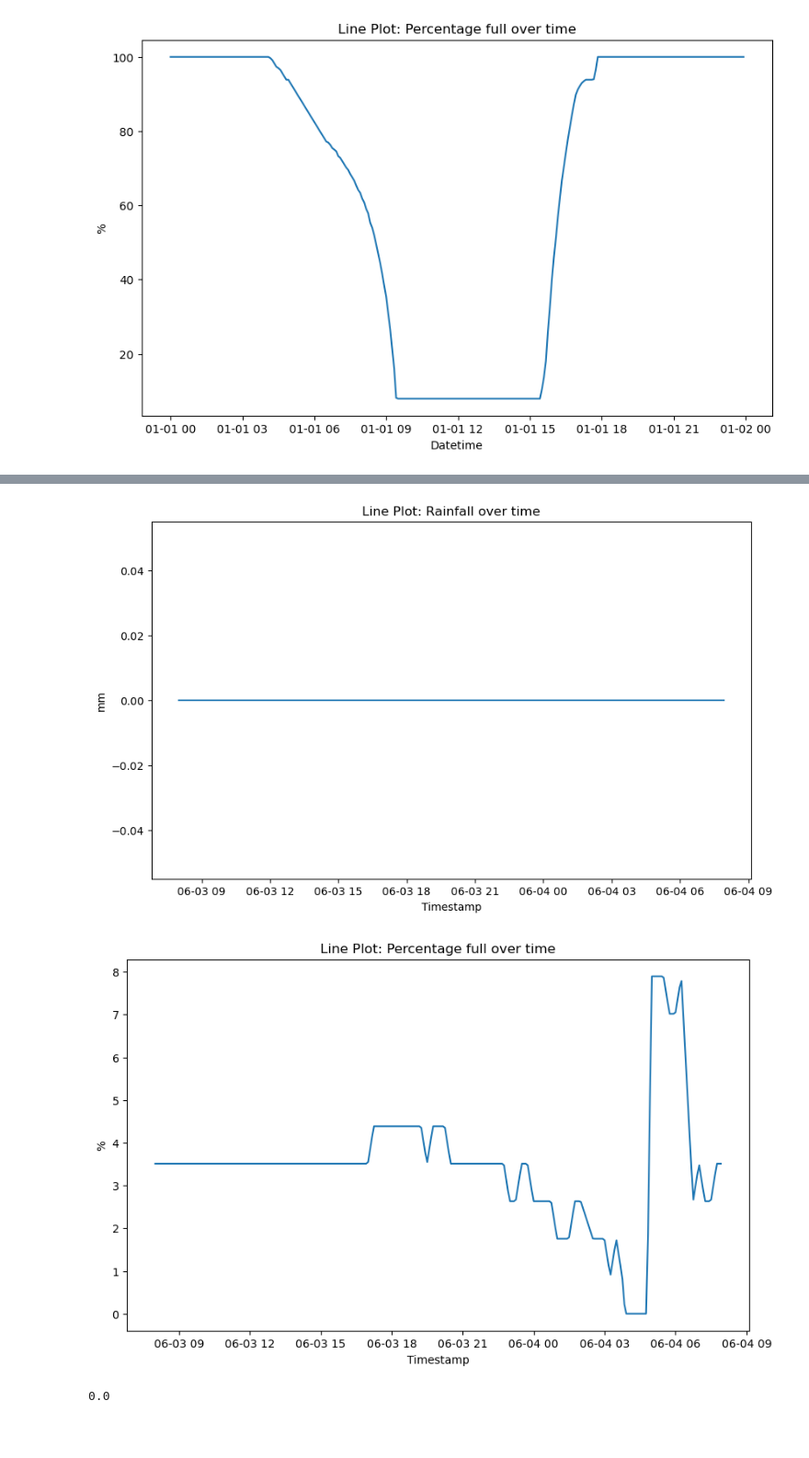
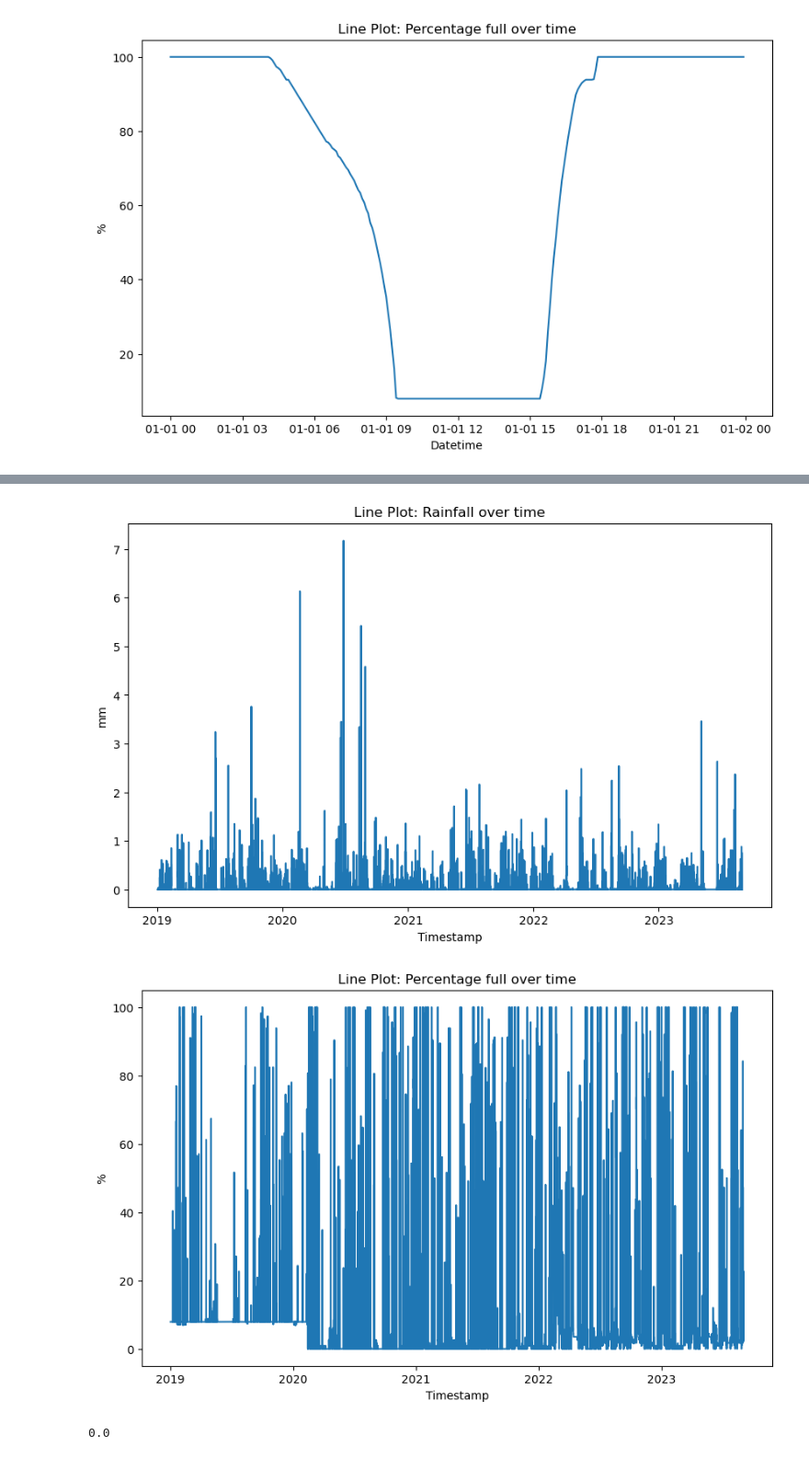
Before and after one commit to TeaDrinkingProgrammer/brabant-water-capstone, a Jupyter notebook: data-cleaning.ipynb, the cells around one changed output, grey strips where cells are left out. Shown: that part at 92% size. Saved outputs shown, nothing was run; the diff lists cells and outputs as text; code cells hidden in the pictures; blank space fills up the shorter version.

Commit message:
Added weatherdata for 2019 until 2023. Renamed polygon_... to precipitation

```diff
--- a/data-cleaning.ipynb
+++ b/data-cleaning.ipynb
@@ -97,24 +97,24 @@ df_weather.head()
 # %%
 merged_df = pd.merge(df_weather, df, on='timestamp', how='left')
 # Remove everything under 0 from the 'Column_Name' column
-merged_df['polygon_1663'] = merged_df['polygon_1663'].apply(lambda x: x if x >= 0 else None)
+merged_df['precipitation'] = merged_df['precipitation'].apply(lambda x: x if x >= 0 else None)
 # merged_df.to_parquet("data/rucphen_precipitation.parquet")
 merged_df.head(10)
 merged_df.to_parquet("data/rucphen_precipitation_clean.parquet")
 # %%
 # Define the start and end timestamps
-start_timestamp = pd.to_datetime('2023-06-03 8:00:00')
-end_timestamp = pd.to_datetime('2023-06-04 8:00:00')
+start_timestamp = pd.to_datetime('2019-01-01 8:00:00')
+end_timestamp = pd.to_datetime('2023-09-01 8:00:00')
 
 # Create a boolean mask for the specified time range
 mask = (merged_df['timestamp'] >= start_timestamp) & (merged_df['timestamp'] < end_timestamp)
 
 # Apply the mask to get the desired slice of the DataFrame
 result_df = merged_df[mask]
 
-create_plot(result_df, 'timestamp','Timestamp', 'polygon_1663','mm', 'Line Plot: Rainfall over time')
+create_plot(result_df, 'timestamp','Timestamp', 'precipitation','mm', 'Line Plot: Rainfall over time')
 create_plot(result_df, 'timestamp','Timestamp', 'percentage','%', 'Line Plot: Percentage full over time')
 # %% [output]
-[figure, old version]
+[figure, new version]
-[figure, old version]
+[figure, new version]
 # %%
```
Also changed, not shown: parts of 2 cells of this notebook, 3 other files.
